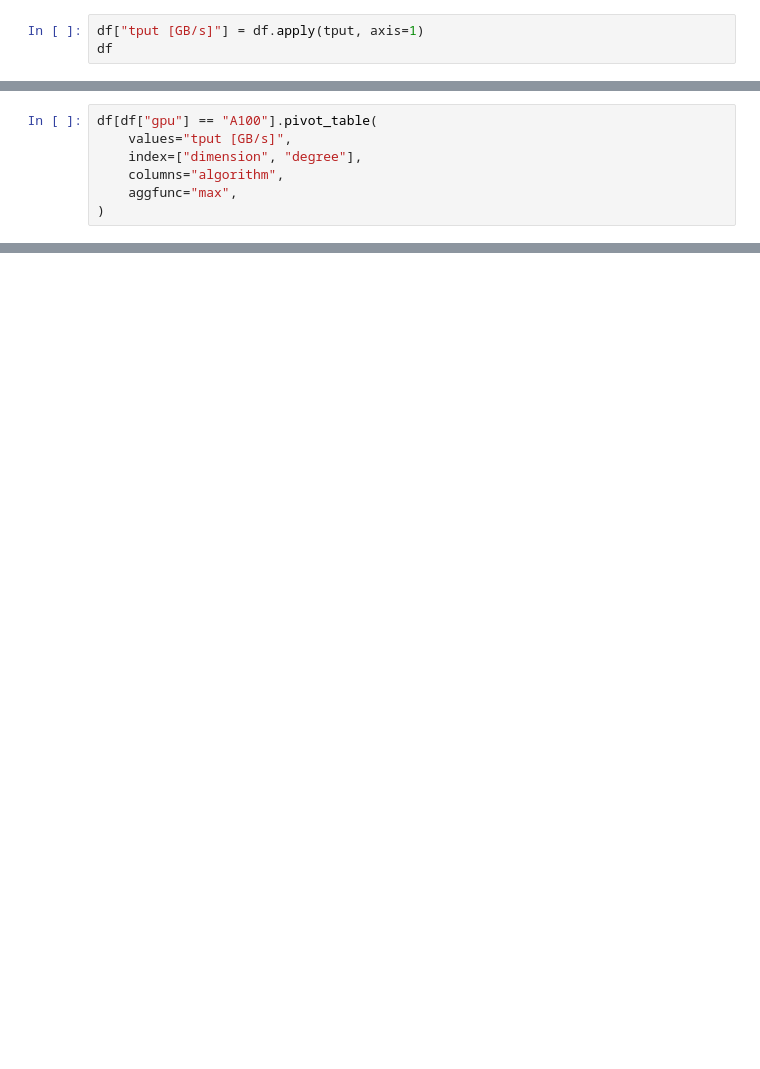
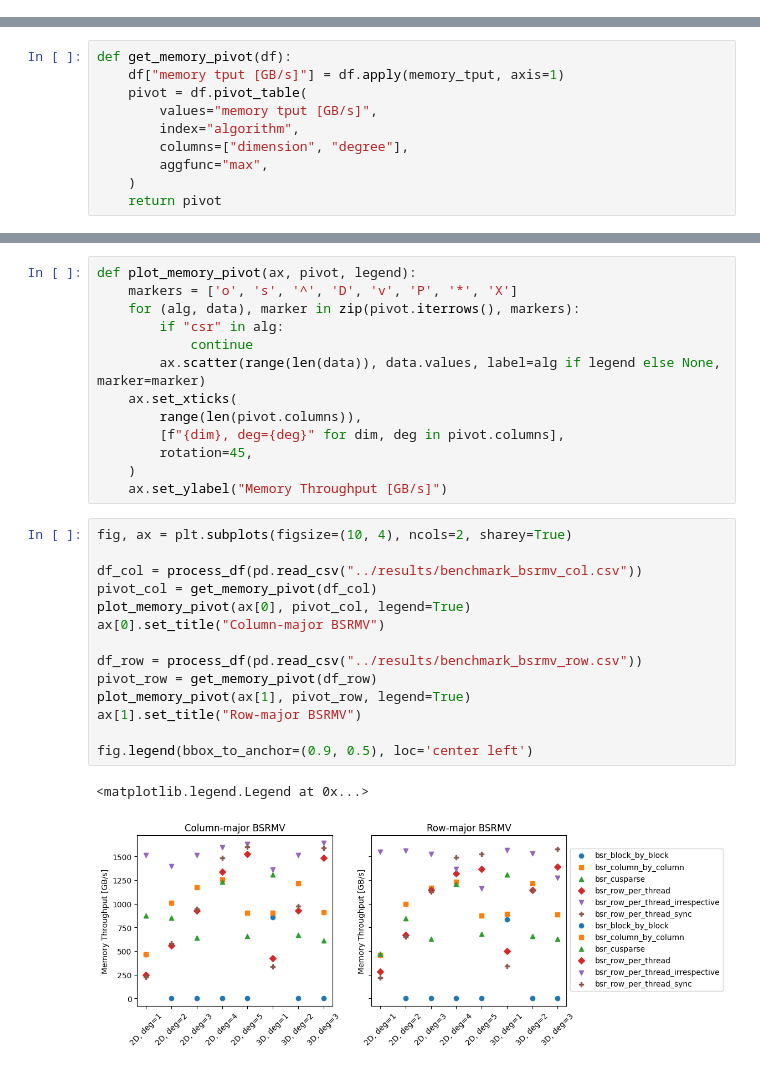
Before and after one commit to mgr0dzicki/dd-solvers, a Jupyter notebook: notebooks/bsrmv_tput.ipynb, the cells around one changed output, grey strips where cells are left out. Saved outputs shown, nothing was run; the diff lists cells and outputs as text; blank space fills up the shorter version.

```diff
--- a/notebooks/bsrmv_tput.ipynb
+++ b/notebooks/bsrmv_tput.ipynb
@@ -69,6 +43,3 @@ def tput(row):
     total_bytes = matrix_size + 2 * vector_size
 
     return total_bytes / time_s / 1e9  # GB/s
-# %%
-df["tput [GB/s]"] = df.apply(tput, axis=1)
-df
@@ -89,7 +46,10 @@ df
 # %%
-df[df["gpu"] == "A100"].pivot_table(
-    values="tput [GB/s]",
-    index=["dimension", "degree"],
-    columns="algorithm",
-    aggfunc="max",
-)
+def get_memory_pivot(df):
+    df["memory tput [GB/s]"] = df.apply(memory_tput, axis=1)
+    pivot = df.pivot_table(
+        values="memory tput [GB/s]",
+        index="algorithm",
+        columns=["dimension", "degree"],
+        aggfunc="max",
+    )
+    return pivot
@@ -106,0 +56,30 @@ df[df["gpu"] == "A100"].pivot_table(
+# %%
+def plot_memory_pivot(ax, pivot, legend):
+    markers = ['o', 's', '^', 'D', 'v', 'P', '*', 'X']
+    for (alg, data), marker in zip(pivot.iterrows(), markers):
+        if "csr" in alg:
+            continue
+        ax.scatter(range(len(data)), data.values, label=alg if legend else None, marker=marker)
+    ax.set_xticks(
+        range(len(pivot.columns)),
+        [f"{dim}, deg={deg}" for dim, deg in pivot.columns],
+        rotation=45,
+    )
+    ax.set_ylabel("Memory Throughput [GB/s]")
+# %%
+fig, ax = plt.subplots(figsize=(10, 4), ncols=2, sharey=True)
+
+df_col = process_df(pd.read_csv("../results/benchmark_bsrmv_col.csv"))
+pivot_col = get_memory_pivot(df_col)
+plot_memory_pivot(ax[0], pivot_col, legend=True)
+ax[0].set_title("Column-major BSRMV")
+
+df_row = process_df(pd.read_csv("../results/benchmark_bsrmv_row.csv"))
+pivot_row = get_memory_pivot(df_row)
+plot_memory_pivot(ax[1], pivot_row, legend=True)
+ax[1].set_title("Row-major BSRMV")
+
+fig.legend(bbox_to_anchor=(0.9, 0.5), loc='center left')
+# %% [output]
+<matplotlib.legend.Legend at 0x...>
+[figure, added]
```
Also changed, not shown: parts of 9 cells of this notebook, 12 other files.
